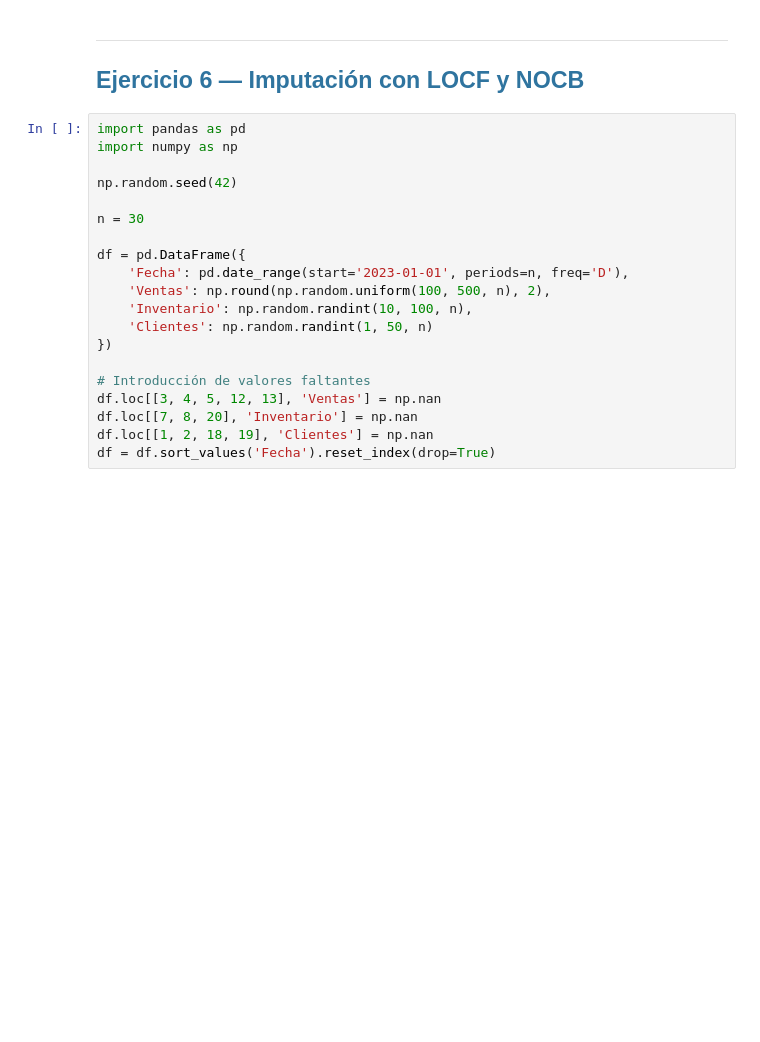
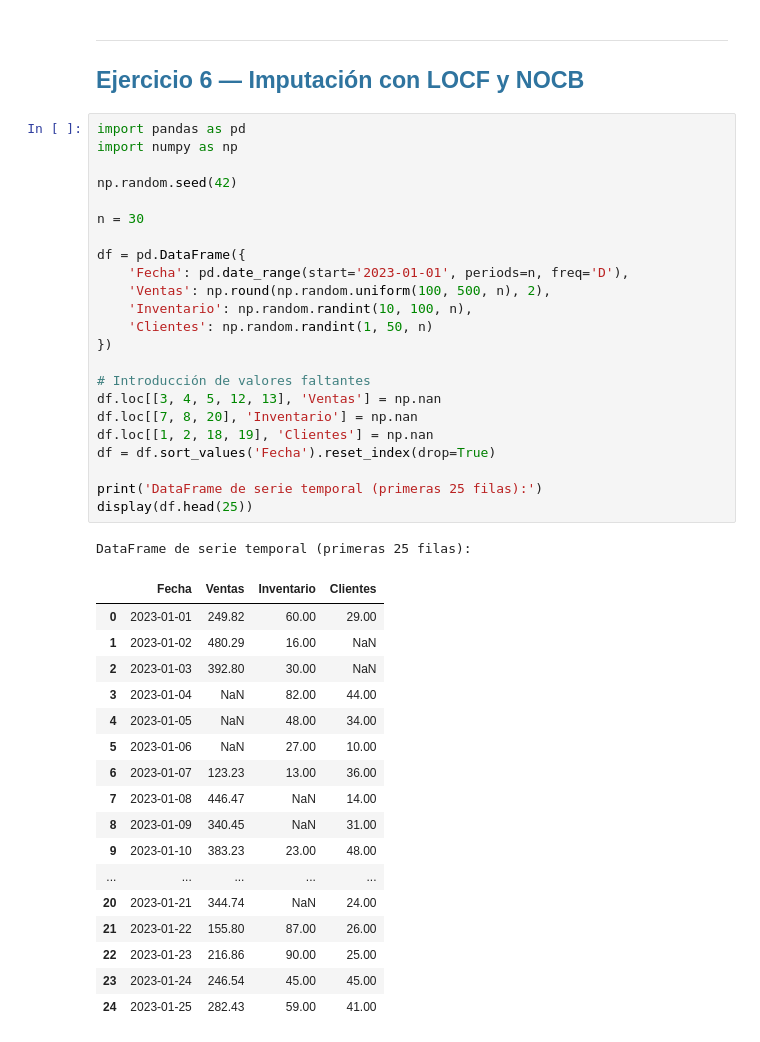
Before and after one commit to caamilo03/wine-quality, a Jupyter notebook: sesiones_practicas/sp_5_Camilo_Loaiza_Sarai_Restrepo.ipynb, the cells around one changed output. Saved outputs shown, nothing was run; the diff lists cells and outputs as text; blank space fills up the shorter version.

```diff
--- a/sesiones_practicas/sp_5_Camilo_Loaiza_Sarai_Restrepo.ipynb
+++ b/sesiones_practicas/sp_5_Camilo_Loaiza_Sarai_Restrepo.ipynb
@@ -883,20 +965,42 @@ for var in vars_imputadas:
 # %%
 import pandas as pd
 import numpy as np
 
 np.random.seed(42)
 
 n = 30
 
 df = pd.DataFrame({
     'Fecha': pd.date_range(start='2023-01-01', periods=n, freq='D'),
     'Ventas': np.round(np.random.uniform(100, 500, n), 2),
     'Inventario': np.random.randint(10, 100, n),
     'Clientes': np.random.randint(1, 50, n)
 })
 
 # Introducción de valores faltantes
 df.loc[[3, 4, 5, 12, 13], 'Ventas'] = np.nan
 df.loc[[7, 8, 20], 'Inventario'] = np.nan
 df.loc[[1, 2, 18, 19], 'Clientes'] = np.nan
 df = df.sort_values('Fecha').reset_index(drop=True)
+
+print('DataFrame de serie temporal (primeras 25 filas):')
+display(df.head(25))
+# %% [output]
+DataFrame de serie temporal (primeras 25 filas):
+|  | Fecha | Ventas | Inventario | Clientes |
+| 0 | 2023-01-01 | 249.82 | 60.00 | 29.00 |
+| 1 | 2023-01-02 | 480.29 | 16.00 | NaN |
+| 2 | 2023-01-03 | 392.80 | 30.00 | NaN |
+| 3 | 2023-01-04 | NaN | 82.00 | 44.00 |
+| 4 | 2023-01-05 | NaN | 48.00 | 34.00 |
+| 5 | 2023-01-06 | NaN | 27.00 | 10.00 |
+| 6 | 2023-01-07 | 123.23 | 13.00 | 36.00 |
+| 7 | 2023-01-08 | 446.47 | NaN | 14.00 |
+| 8 | 2023-01-09 | 340.45 | NaN | 31.00 |
+| 9 | 2023-01-10 | 383.23 | 23.00 | 48.00 |
+| ... | ... | ... | ... | ... |
+| 20 | 2023-01-21 | 344.74 | NaN | 24.00 |
+| 21 | 2023-01-22 | 155.80 | 87.00 | 26.00 |
+| 22 | 2023-01-23 | 216.86 | 90.00 | 25.00 |
+| 23 | 2023-01-24 | 246.54 | 45.00 | 45.00 |
+| 24 | 2023-01-25 | 282.43 | 59.00 | 41.00 |
```
Also changed, not shown: parts of 15 cells of this notebook.
